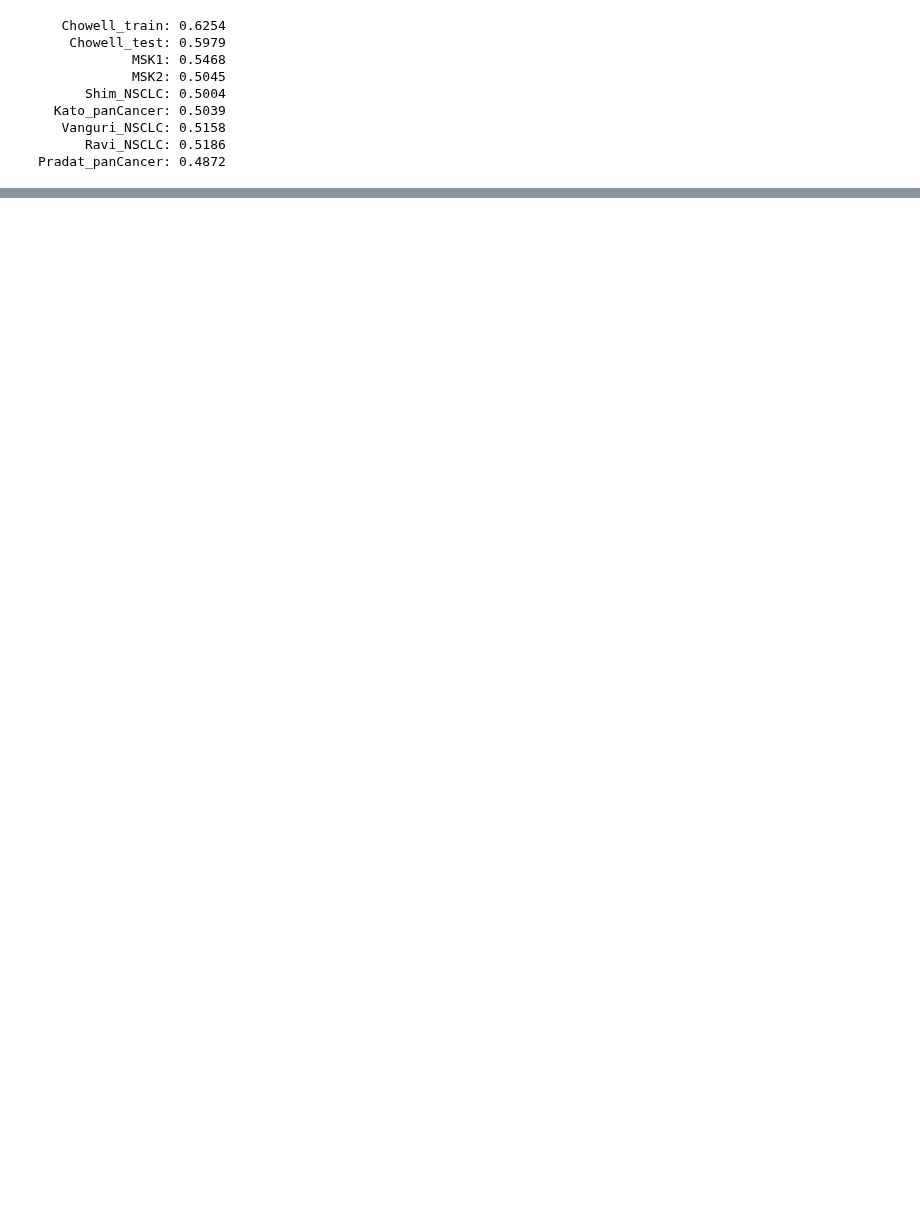
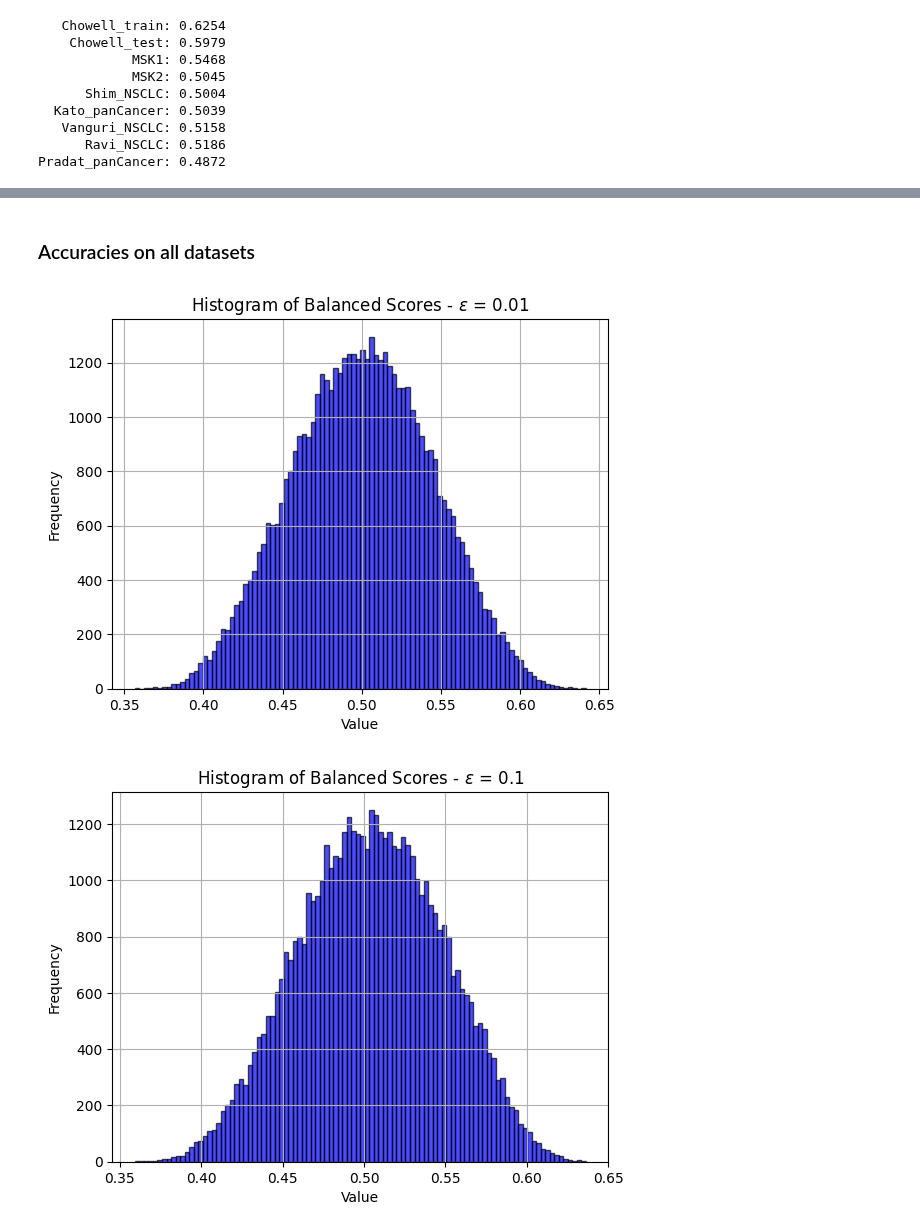
Before and after one commit to joserapa98/tns4loris, a Jupyter notebook: privacy/attacks.ipynb, the cells around one changed output, grey strips where cells are left out. Saved outputs shown, nothing was run; the diff lists cells and outputs as text; code cells hidden in the pictures; blank space fills up the shorter version.

```diff
--- a/privacy/attacks.ipynb
+++ b/privacy/attacks.ipynb
@@ -1147,0 +1173,2 @@ Pradat_panCancer: 0.4872
+# %%
+cond = (all_labels == torch.tensor([1, 0, 0, 0, 0, 0, 0, 0, 0])).all(dim=1)
@@ -1147,0 +1523,7 @@ Pradat_panCancer: 0.4872
+# %%
+cwd = os.getcwd()
+
+datasets = ['Chowell_train', 'Chowell_test', 'MSK1', 'MSK2', 'Shim_NSCLC',
+            'Kato_panCancer', 'Vanguri_NSCLC', 'Ravi_NSCLC', 'Pradat_panCancer']
+datasets_ids = list(range(1, len(datasets) + 1))
+epsilon_list = [0.01, 0.1, 1.0, 10.0, 100.0, float('inf')]
@@ -1147,0 +1555,7 @@ Pradat_panCancer: 0.4872
+# %%
+# Evaluate on Chowell_test
+for eps in epsilon_list:
+    cond = (all_labels[eps] == torch.tensor([1, 0, 0, 0, 0, 0, 0, 0, 0])).all(dim=1)
+    aux = all_auc_scores[eps][cond][:, 1]
+    display(Latex(fr'$\epsilon$={eps:<6}, mean: {aux.mean().item():.4f}, '
+                  f'std: {aux.std().item():.4f}'))
@@ -1147,0 +1569,7 @@ Pradat_panCancer: 0.4872
+# %%
+# Evaluate on Chowell_train
+for eps in epsilon_list:
+    cond = (all_labels[eps] == torch.tensor([1, 0, 0, 0, 0, 0, 0, 0, 0])).all(dim=1)
+    aux = all_auc_scores[eps][cond][:, 0]
+    display(Latex(fr'$\epsilon$={eps:<6}, mean: {aux.mean().item():.4f}, '
+                  f'std: {aux.std().item():.4f}'))
@@ -1147,0 +1583,17 @@ Pradat_panCancer: 0.4872
+# %% [markdown]
+### Accuracies on all datasets
+# %%
+# Plot histogram scores
+for eps in epsilon_list:
+    plt.hist(all_bal_accs[eps][:, -1].numpy(), bins=100, alpha=0.7,
+             color='blue', edgecolor='black')
+    plt.xlabel("Value")
+    plt.ylabel("Frequency")
+    plt.title(f"Histogram of Balanced Scores - $\epsilon$ = {eps}")
+    plt.grid(True)
+
+    # Show plot
+    plt.show()
+# %% [output]
+[figure, added]
+[figure, added]
```
Also changed, not shown: parts of 64 cells of this notebook, 1 other file.
